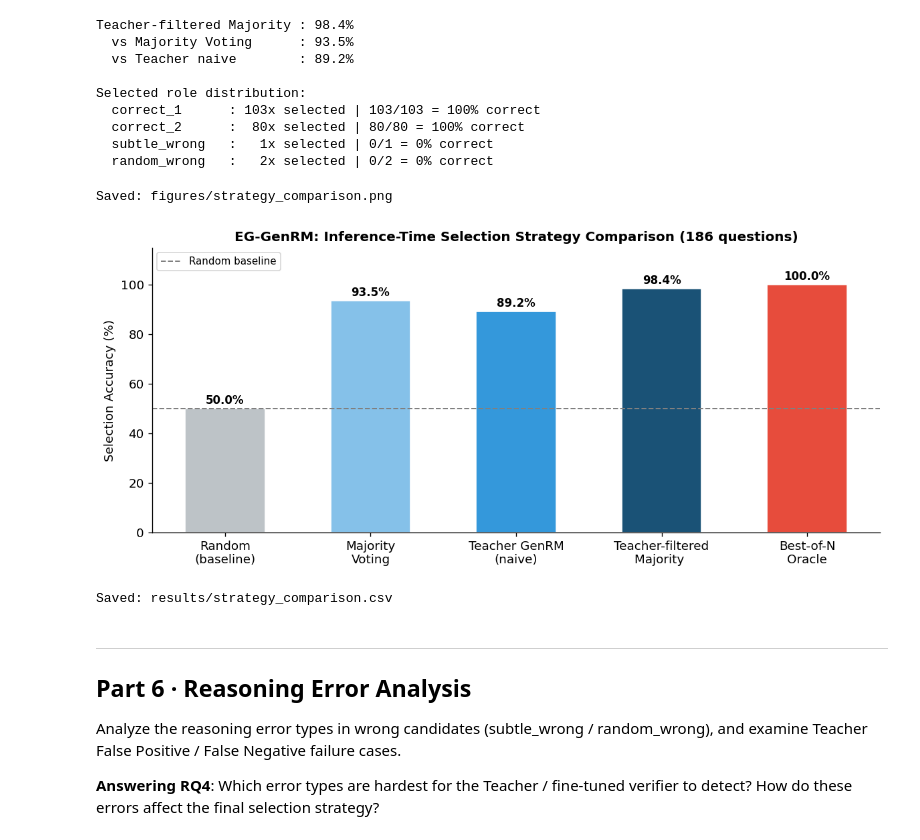
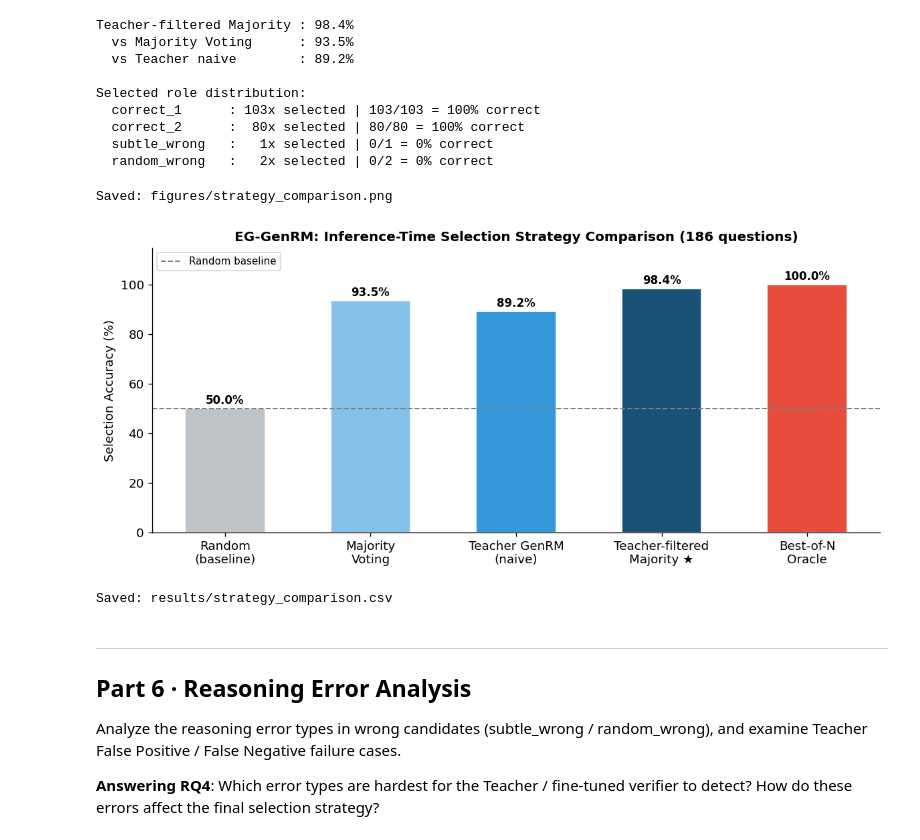
Before and after one commit to Elysia210/5293-007GroupProject, a Jupyter notebook: EG_GenRM_finetuning_evaluation.ipynb, the cells around one changed output. Saved outputs shown, nothing was run; the diff lists cells and outputs as text; code cells hidden in the pictures.

```diff
--- a/EG_GenRM_finetuning_evaluation.ipynb
+++ b/EG_GenRM_finetuning_evaluation.ipynb
@@ -619,31 +603,31 @@ Selected role distribution:
 # %%
 # ── Strategy comparison summary plot ─────────────────────────────────────────
 results = {
     'Random\n(baseline)':             random_mean,
     'Majority\nVoting':               maj_acc,
     'Teacher GenRM\n(naive)':         teacher_naive_acc,
-    'Teacher-filtered\nMajority ':   tfm_acc,
+    'Teacher-filtered\nMajority ★':   tfm_acc,
     'Best-of-N\nOracle':              oracle_acc,
 }
 fig, ax = plt.subplots(figsize=(10, 4.5))
 colors = ['#BDC3C7','#85C1E9','#3498DB','#1A5276','#E74C3C','#8E44AD']
 labels = list(results.keys()); accs = [results[s] for s in labels]
 bars = ax.bar(labels, [a*100 for a in accs], color=colors[:len(labels)],
               edgecolor='white', width=0.55)
 for bar, val in zip(bars, accs):
     ax.text(bar.get_x()+bar.get_width()/2, bar.get_height()+0.8,
             f'{val:.1%}', ha='center', va='bottom', fontsize=10, fontweight='bold')
 ax.axhline(random_mean*100, color='gray', linestyle='--', lw=1.2, label='Random baseline')
 ax.set_ylabel('Selection Accuracy (%)')
 ax.set_ylim(0, 115)
 ax.set_title('EG-GenRM: Inference-Time Selection Strategy Comparison (186 questions)', fontsize=12, fontweight='bold')
 ax.legend(fontsize=9)
 plt.tight_layout()
 save_fig('strategy_comparison.png'); plt.show()
 
 save_csv(pd.DataFrame([{'strategy':k,'accuracy':v} for k,v in results.items()]),
          'strategy_comparison.csv')
 # %% [output]
 Saved: figures/strategy_comparison.png
-[figure, old version]
+[figure, new version]
 Saved: results/strategy_comparison.csv
```
Also changed, not shown: parts of 27 cells of this notebook.
